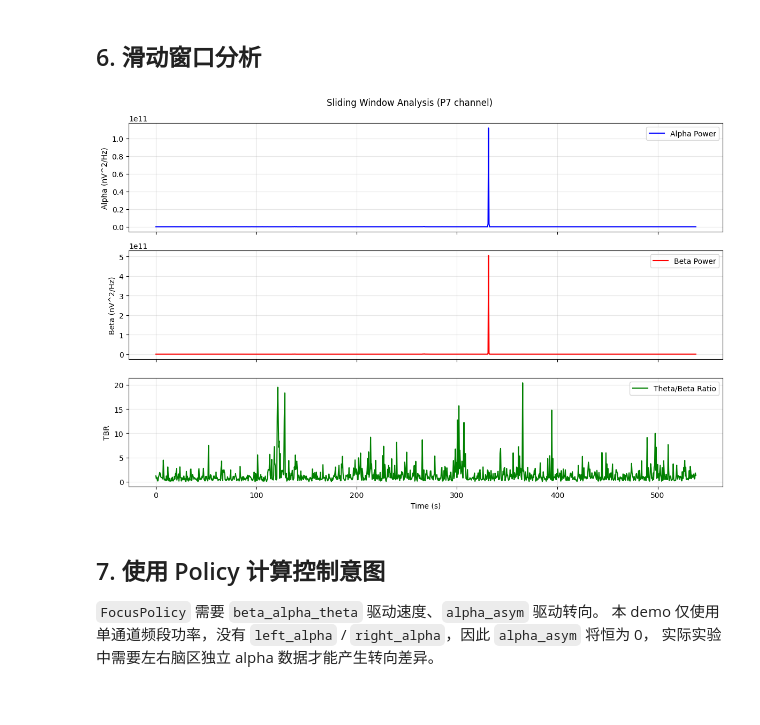
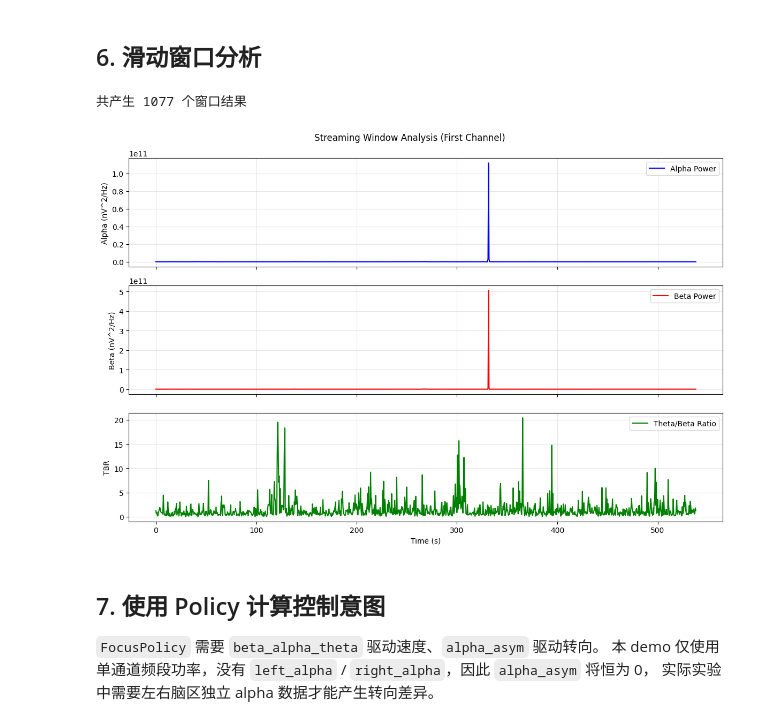
Before and after one commit to nicrain/ros_thymio, a Jupyter notebook: lsl_test/demo.ipynb, the cells around one changed output. Cells and saved outputs as stored; diff of their text form; code cells hidden in the pictures.

```diff
--- a/lsl_test/demo.ipynb
+++ b/lsl_test/demo.ipynb
@@ -90,9 +90,9 @@ plt.show()
 # %%
 from lsl_test.eeg_processor import compute_band_powers, band_power_to_metrics
 
-# 使用 4 秒数据以获得更稳定的频谱估计
-ch1 = signals[1, :2000]  # 4秒数据，500 Hz
-bp = compute_band_powers(ch1, sample_rate=500)
+# 对第 2 个通道（F4）计算频段功率
+ch1 = signals[1]
+bp = compute_band_powers(ch1, sample_rate=sample_rate)
 
 print("频段功率 (nV^2):")
 print(f"  delta (1-4 Hz):  {bp.delta:.2f}")
@@ -101,7 +101,7 @@ print(f"  alpha (8-13 Hz): {bp.alpha:.2f}")
 print(f"  beta  (13-30 Hz): {bp.beta:.2f}")
 print(f"  gamma (30-100 Hz): {bp.gamma:.2f}")
 
-# 转换为metrics
+# 转换为 metrics（与 EegFrame 兼容的字典格式）
 metrics = band_power_to_metrics(bp)
 print("\nMetrics:")
 for k, v in metrics.items():
@@ -128,14 +128,11 @@ Metrics:
 这里不再按脑区做特殊分组，而是直接对每个通道计算完整的 delta / theta / alpha / beta / gamma 五个频段功率。
 这样更适合做通道级比较，也更不容易丢信息。
 # %%
-# 对每个通道分别计算完整五频段功率
-channel_indices = eeg_indices
-channel_labels = [meta.signals[i].label for i in channel_indices]
+from lsl_test.eeg_processor import compute_channel_band_powers
 
-channel_band_powers = {}
-for idx, label in zip(channel_indices, channel_labels):
-    signal = reader.read_signal(idx)
-    channel_band_powers[label] = compute_band_powers(signal, sample_rate=500)
+# 使用批量函数一次性计算所有通道的五频段功率
+channel_labels = [meta.signals[i].label for i in eeg_indices]
+channel_band_powers = compute_channel_band_powers(signals, channel_labels, sample_rate=sample_rate)
 
 # 绘制柱状图：每个通道都有完整五频段
 bands = ['delta', 'theta', 'alpha', 'beta', 'gamma']
@@ -161,45 +158,62 @@ plt.show()
 # %% [markdown]
 ## 6. 滑动窗口分析
 # %%
-# 滑动窗口: 1秒窗口, 0.5秒步长
-window_iter = reader.iter_windows(eeg_indices[:3], window_sec=1.0, step_sec=0.5)
+# 演示 Phase 1 的核心组件: StreamingBandPowerExtractor
+from lsl_test.eeg_processor import StreamingBandPowerExtractor, DSPConfig
+
+# 对前3个通道进行流式处理，模拟实时数据流接收
+n_channels = 3
+signals_to_process = signals[:n_channels, :]
+extractor = StreamingBandPowerExtractor(sample_rate=sample_rate, n_channels=n_channels)
 
 alpha_powers = []
 beta_powers = []
 theta_beta_ratios = []
 
-for window in window_iter:
-    bp = compute_band_powers(window[0], sample_rate=500)
-    alpha_powers.append(bp.alpha)
-    beta_powers.append(bp.beta)
-    tbr = bp.theta / (bp.beta + 1e-9)
-    theta_beta_ratios.append(tbr)
+chunk_size = 50  # 模拟每次接收 0.1 秒的数据 (50 samples @ 500Hz)
+n_samples = signals_to_process.shape[1]
+
+for i in range(0, n_samples, chunk_size):
+    chunk = signals_to_process[:, i:i+chunk_size]
+    results = extractor.feed_chunk(chunk)
+
+    # 当内部 buffer 达到 window_sec (默认 1s) 并按 hop_sec (默认 0.5s) 滑动时，会返回特征
+    for frame_bps in results:
+        # frame_bps: Dict[int, BandPowers]
+        bp = frame_bps[0]  # 取第0个通道演示
+        alpha_powers.append(bp.alpha)
+        beta_powers.append(bp.beta)
+        tbr = bp.theta / (bp.beta + 1e-9)
+        theta_beta_ratios.append(tbr)
+
+print(f"共产生 {len(alpha_powers)} 个窗口结果")
 
 # 绘制时间序列
 fig, axes = plt.subplots(3, 1, figsize=(12, 8), sharex=True)
 t_windows = np.arange(len(alpha_powers)) * 0.5
 
 axes[0].plot(t_windows, alpha_powers, 'b-', label='Alpha Power')
 axes[0].set_ylabel('Alpha (nV^2/Hz)')
 axes[0].legend()
 axes[0].grid(True, alpha=0.3)
 
 axes[1].plot(t_windows, beta_powers, 'r-', label='Beta Power')
 axes[1].set_ylabel('Beta (nV^2/Hz)')
 axes[1].legend()
 axes[1].grid(True, alpha=0.3)
 
 axes[2].plot(t_windows, theta_beta_ratios, 'g-', label='Theta/Beta Ratio')
 axes[2].set_ylabel('TBR')
 axes[2].set_xlabel('Time (s)')
 axes[2].legend()
 axes[2].grid(True, alpha=0.3)
 
-plt.suptitle('Sliding Window Analysis (P7 channel)')
+plt.suptitle('Streaming Window Analysis (First Channel)')
 plt.tight_layout()
 plt.show()
 # %% [output]
+共产生 1077 个窗口结果
-[figure, old version]
+[figure, new version]
 # %% [markdown]
 ## 7. 使用 Policy 计算控制意图
 
```
Also changed, not shown: parts of 7 cells of this notebook, 8 other files.
